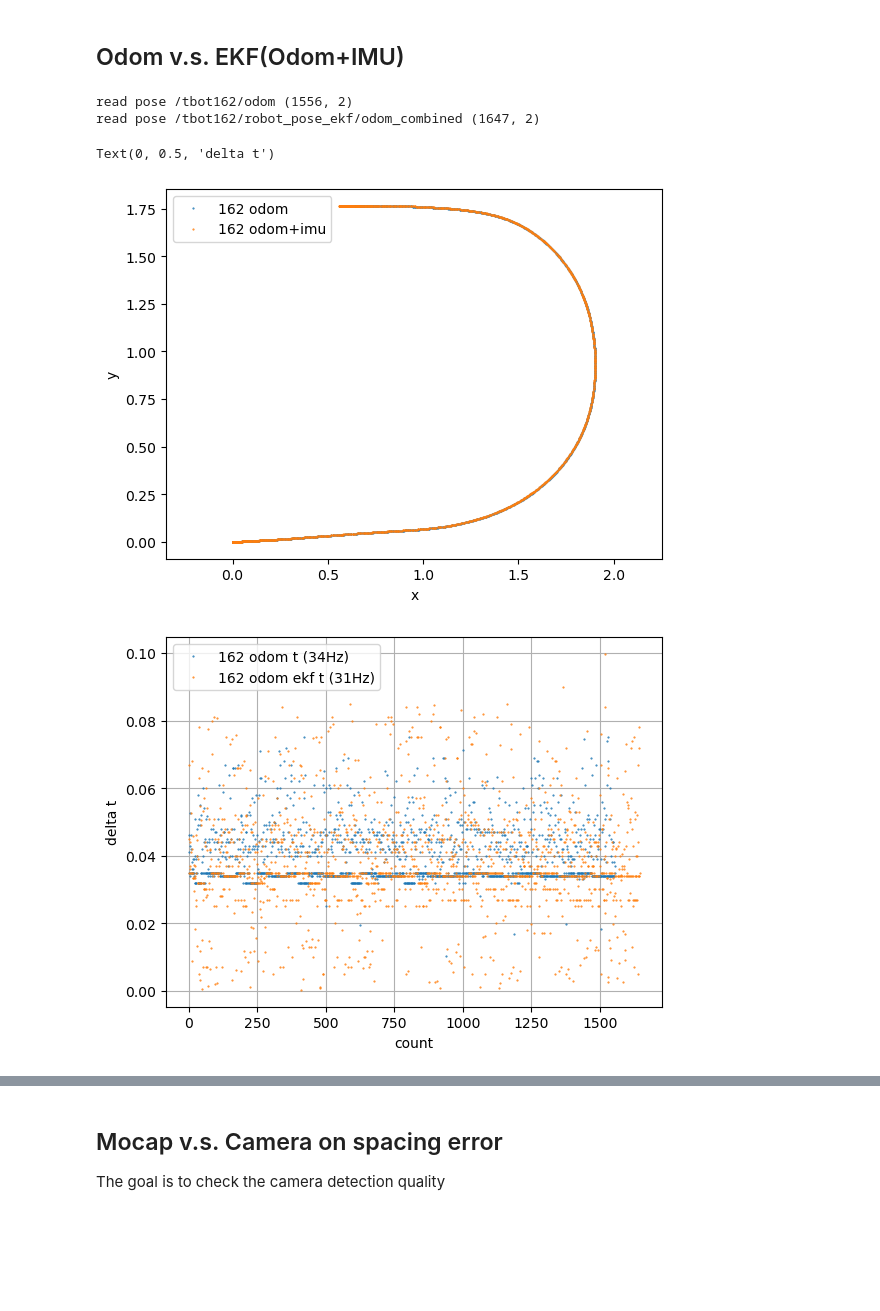
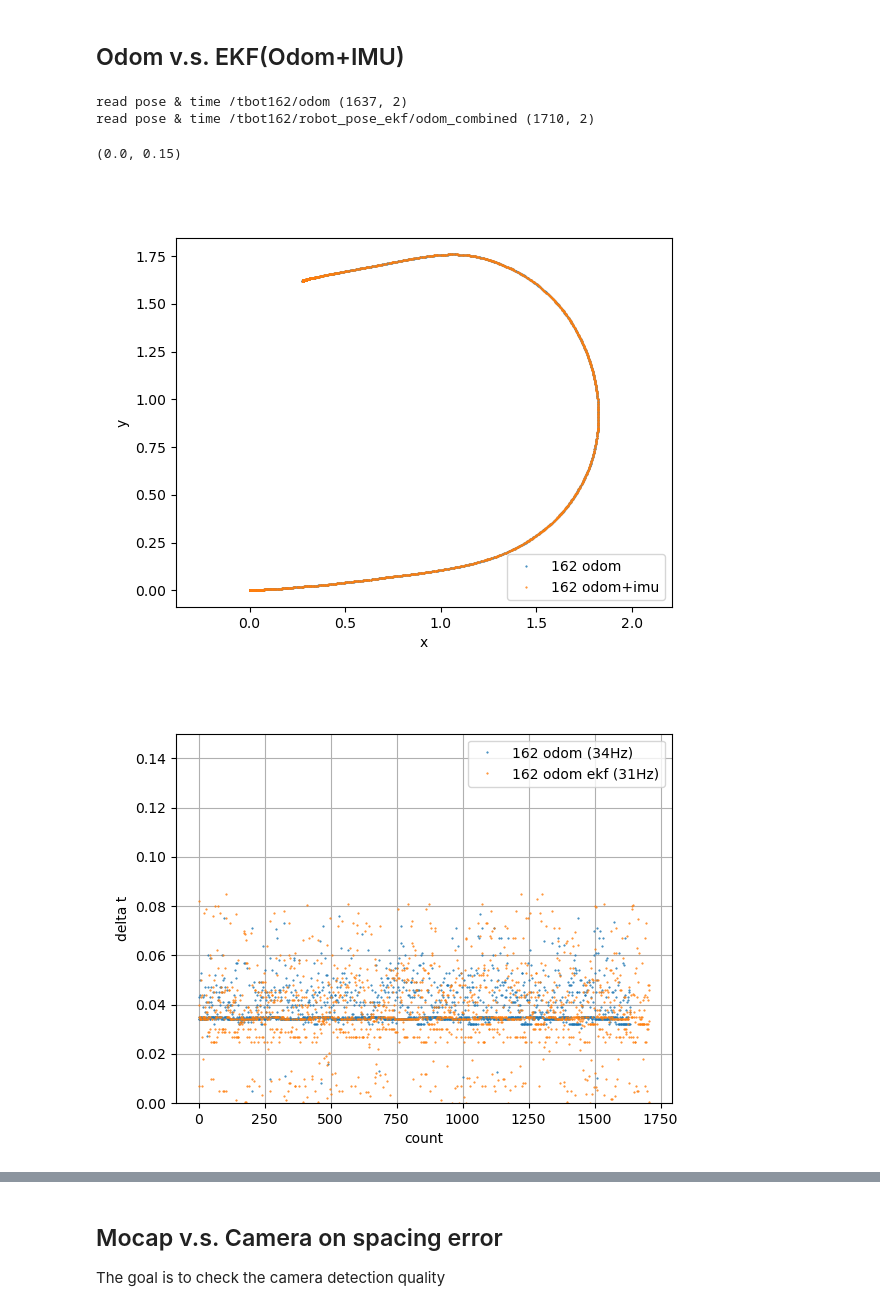
Before and after one commit to holyhenry/DSR_s_curve_tbot_test, a Jupyter notebook: plotting/scripts/system_test.ipynb, the cells around one changed output, grey strips where cells are left out. Drawn from its saved outputs; the diff is of its cells as text; code cells hidden in the pictures; blank space fills up the shorter version.

```diff
--- a/plotting/scripts/system_test.ipynb
+++ b/plotting/scripts/system_test.ipynb
@@ -41,0 +52,4 @@ print(bag.topic_table)
+# %%
+# bag = bagreader('/home/henrypcl/mocap_data_analy_2.bag')
+bag = bagreader('/home/henrypcl/tag_lp_test_05.bag')
+print(bag.topic_table)
@@ -70,26 +111,26 @@ Text(0, 0.5, 'y')
 # %%
 plt.close()
 
 t162, p162_o = read_pose_from_bag(bag,
                                     '/tbot162/odom',
                                     'pose.pose.position.x',
                                     'pose.pose.position.y')
 t162_ekf_o, p162_ekf_o = read_pose_from_bag(bag,
                                     '/tbot162/robot_pose_ekf/odom_combined',
                                     'pose.pose.position.x',
                                     'pose.pose.position.y')
 plt.figure()
 plt.plot(p162_o[:,0],p162_o[:,1], '.', markersize='1', label='162 odom')
 plt.plot(p162_ekf_o[:,0],p162_ekf_o[:,1], '.', markersize='1', label='162 odom+imu')
 plt.legend(); plt.axis('equal'); plt.xlabel('x'); plt.ylabel('y')
 
 plt.figure()
 plt.plot(np.diff(t162-t162[0]), '.', markersize='1', label='162 odom (34Hz)')
 plt.plot(np.diff(t162_ekf_o-t162_ekf_o[0]), '.', markersize='1', label='162 odom ekf (31Hz)')
-plt.legend(); plt.grid(); plt.xlabel('count'); plt.ylabel('delta t')
+plt.legend(); plt.grid(); plt.xlabel('count'); plt.ylabel('delta t'); plt.ylim(0, 0.15)
 # %% [output]
-read pose /tbot162/odom (1556, 2)
-read pose /tbot162/robot_pose_ekf/odom_combined (1647, 2)
+read pose & time /tbot162/odom (1637, 2)
+read pose & time /tbot162/robot_pose_ekf/odom_combined (1710, 2)
-Text(0, 0.5, 'delta t')
+(0.0, 0.15)
-[figure, old version]
+[figure, new version]
-[figure, old version]
+[figure, new version]
```
Also changed, not shown: parts of 14 cells of this notebook, 4 other files.
